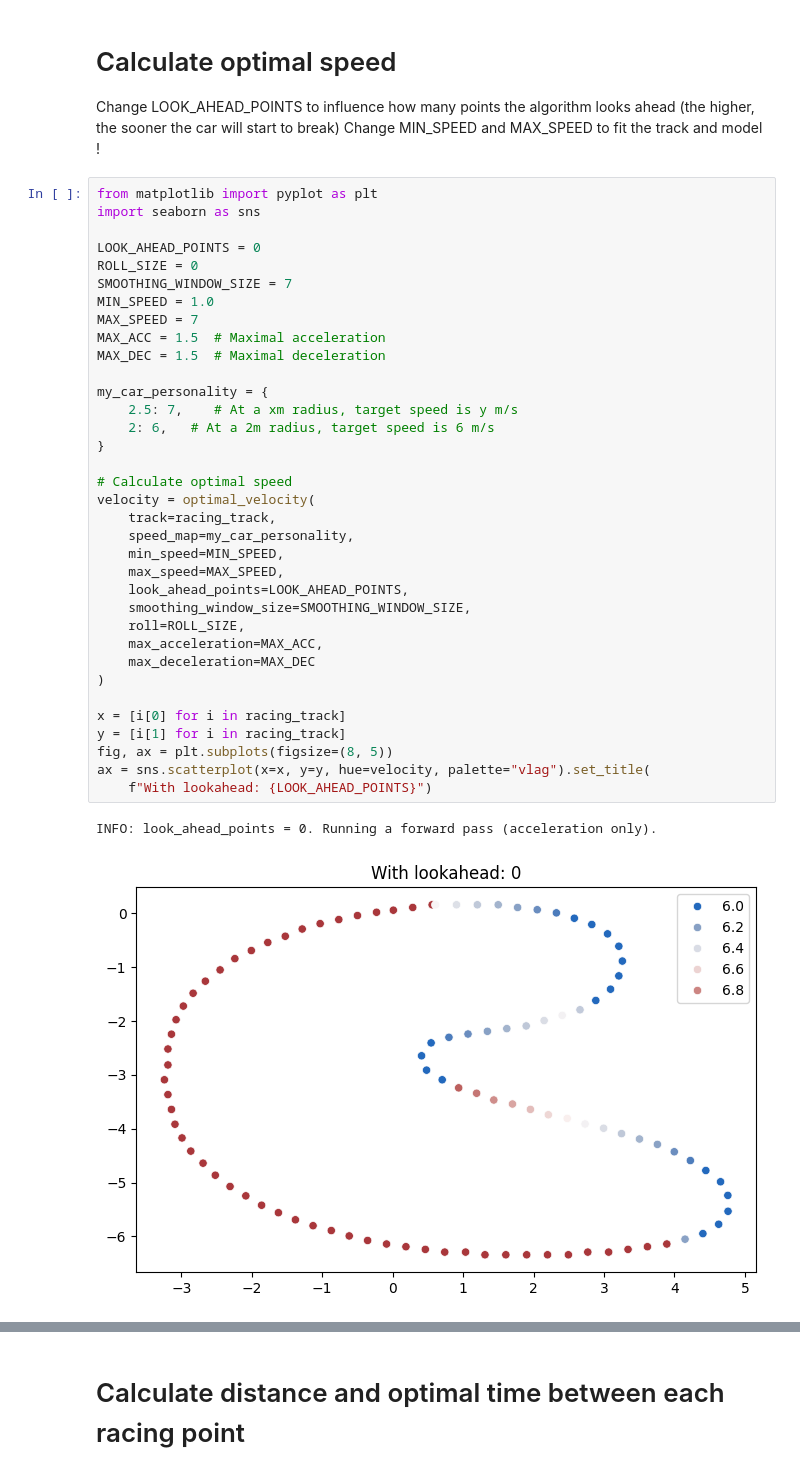
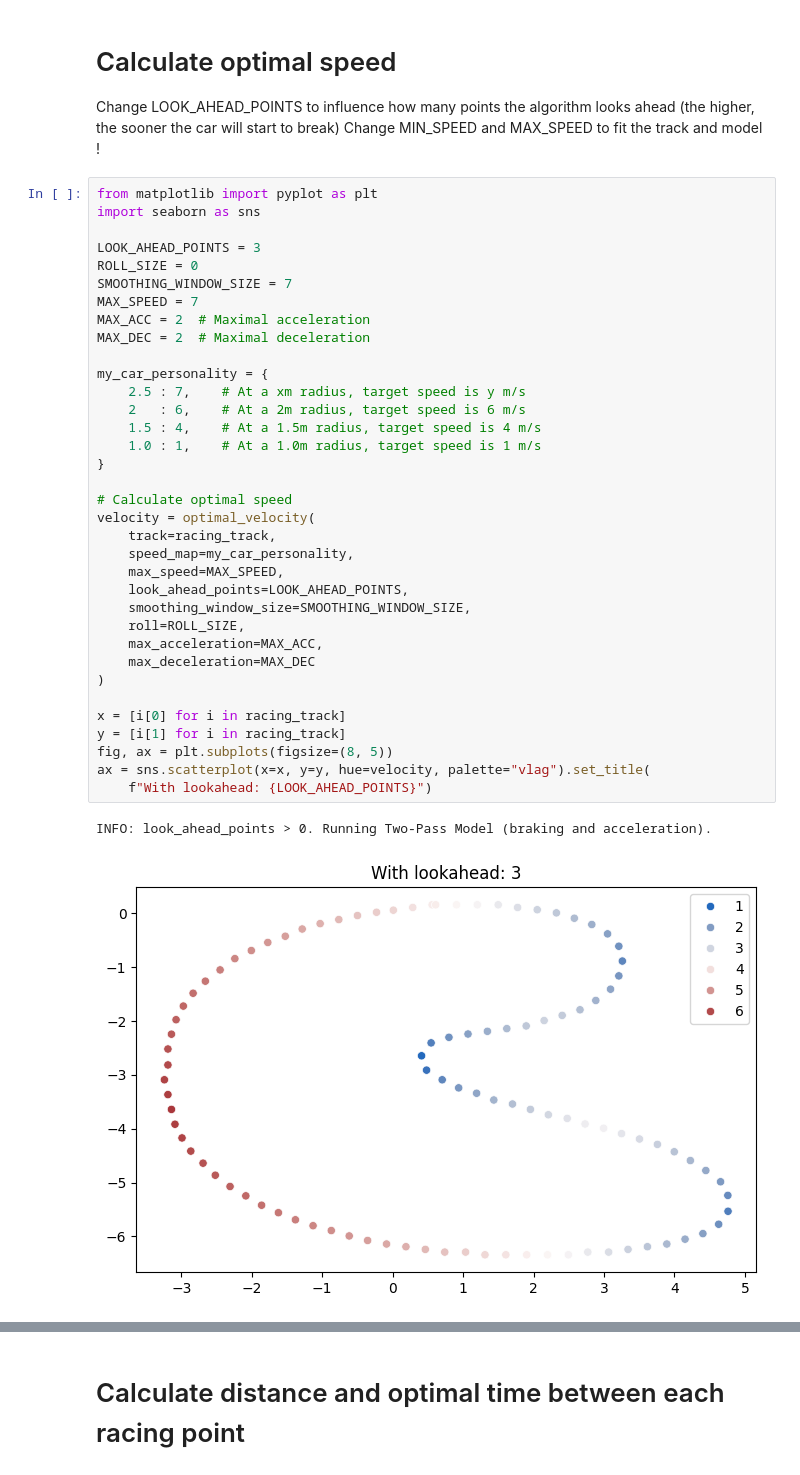
Before and after one commit to anjrew/race-lines-optimization, a Jupyter notebook: notebooks/get_speed_via_angle.ipynb, the cells around one changed output, grey strips where cells are left out. Saved outputs shown, nothing was run; the diff lists cells and outputs as text.

Commit message:
Improve model

```diff
--- a/notebooks/get_speed_via_angle.ipynb
+++ b/notebooks/get_speed_via_angle.ipynb
@@ -242,41 +241,41 @@ Change MIN_SPEED and MAX_SPEED to fit the track and model !
 # %%
 from matplotlib import pyplot as plt
 import seaborn as sns
 
-LOOK_AHEAD_POINTS = 0
+LOOK_AHEAD_POINTS = 3
 ROLL_SIZE = 0
 SMOOTHING_WINDOW_SIZE = 7
-MIN_SPEED = 1.0
 MAX_SPEED = 7
-MAX_ACC = 1.5  # Maximal acceleration
-MAX_DEC = 1.5  # Maximal deceleration
+MAX_ACC = 2  # Maximal acceleration
+MAX_DEC = 2  # Maximal deceleration
 
 my_car_personality = {
-    2.5: 7,    # At a xm radius, target speed is y m/s
-    2: 6,   # At a 2m radius, target speed is 6 m/s
+    2.5 : 7,    # At a xm radius, target speed is y m/s
+    2   : 6,    # At a 2m radius, target speed is 6 m/s
+    1.5 : 4,    # At a 1.5m radius, target speed is 4 m/s
+    1.0 : 1,    # At a 1.0m radius, target speed is 1 m/s
 }
 
 # Calculate optimal speed
 velocity = optimal_velocity(
     track=racing_track,
     speed_map=my_car_personality,
-    min_speed=MIN_SPEED,
     max_speed=MAX_SPEED,
     look_ahead_points=LOOK_AHEAD_POINTS,
     smoothing_window_size=SMOOTHING_WINDOW_SIZE,
     roll=ROLL_SIZE,
     max_acceleration=MAX_ACC,
     max_deceleration=MAX_DEC
 )
 
 x = [i[0] for i in racing_track]
 y = [i[1] for i in racing_track]
 fig, ax = plt.subplots(figsize=(8, 5))
 ax = sns.scatterplot(x=x, y=y, hue=velocity, palette="vlag").set_title(
     f"With lookahead: {LOOK_AHEAD_POINTS}")
 # %% [output]
-INFO: look_ahead_points = 0. Running a forward pass (acceleration only).
+INFO: look_ahead_points > 0. Running Two-Pass Model (braking and acceleration).
-[figure, old version]
+[figure, new version]
 # %%
 
 from matplotlib import pyplot as plt
```
Also changed, not shown: parts of 4 cells of this notebook.
